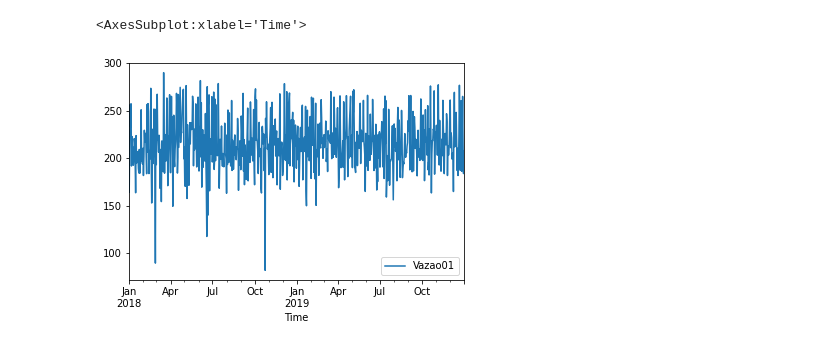
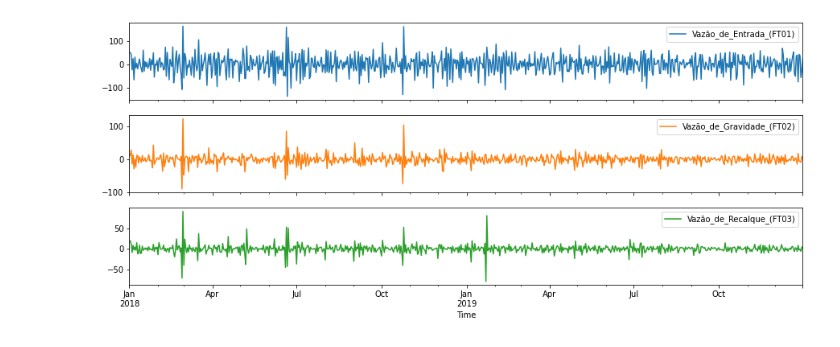
Before and after one commit to MarceloAvanzi/Time-Series-Forecast, a Jupyter notebook: test.ipynb, the cells around one changed output. Drawn from its saved outputs; the diff is of its cells as text; code cells hidden in the pictures.

```diff
--- a/test.ipynb
+++ b/test.ipynb
@@ -31,5 +33,7 @@ df
-# %%
-df.plot()
-# %% [output]
-<AxesSubplot:xlabel='Time'>
-[figure, removed]
+# %%
+# Diferenciação de grau um para torná-las estacionárias
+series_diff = df.diff()
+series_diff.plot(subplots=True, figsize=(15,6))
+plt.show()
+# %% [output]
+[figure, added]
```
Also changed, not shown: parts of 7 cells of this notebook, 2 other files.
